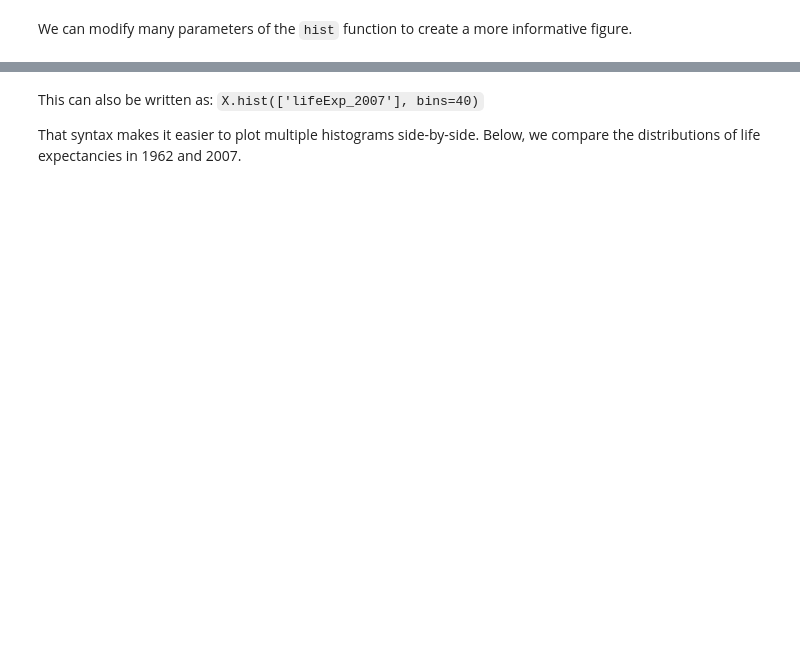
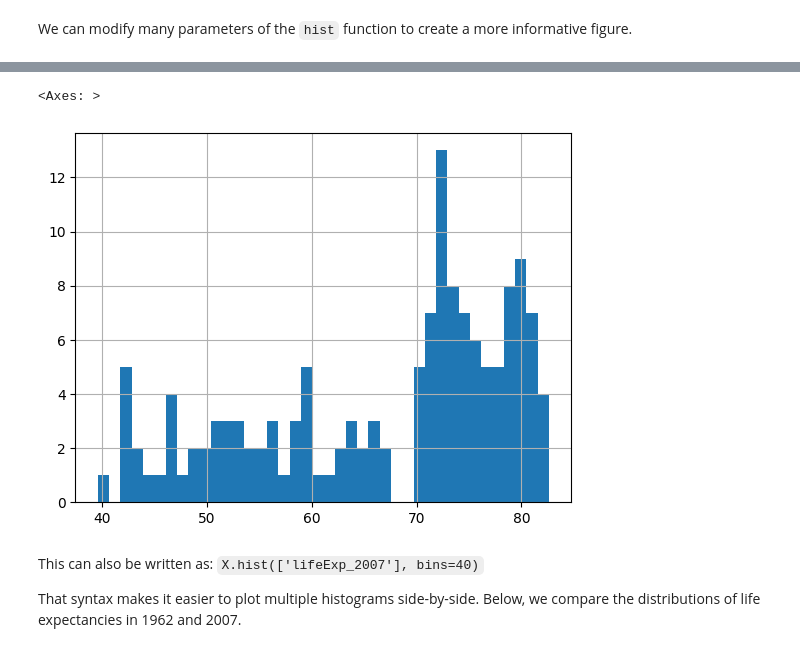
Before and after one commit to Venista/python-for-ai, a Jupyter notebook: 02_data_analysis_pandas.ipynb, the cells around one changed output, grey strips where cells are left out. Saved outputs shown, nothing was run; the diff lists cells and outputs as text; code cells hidden in the pictures; blank space fills up the shorter version.

```diff
--- a/02_data_analysis_pandas.ipynb
+++ b/02_data_analysis_pandas.ipynb
@@ -553,6 +663,10 @@ display(hist)
 # %%
 # Visualize the distribution of the 2007 life expectancies.
 # Your code here
+X['lifeExp_2007'].hist(bins=40)
+# %% [output]
+<Axes: >
+[figure, added]
 # %% [markdown]
 This can also be written as: `X.hist(['lifeExp_2007'], bins=40)`
 
```
Also changed, not shown: parts of 21 cells of this notebook.
